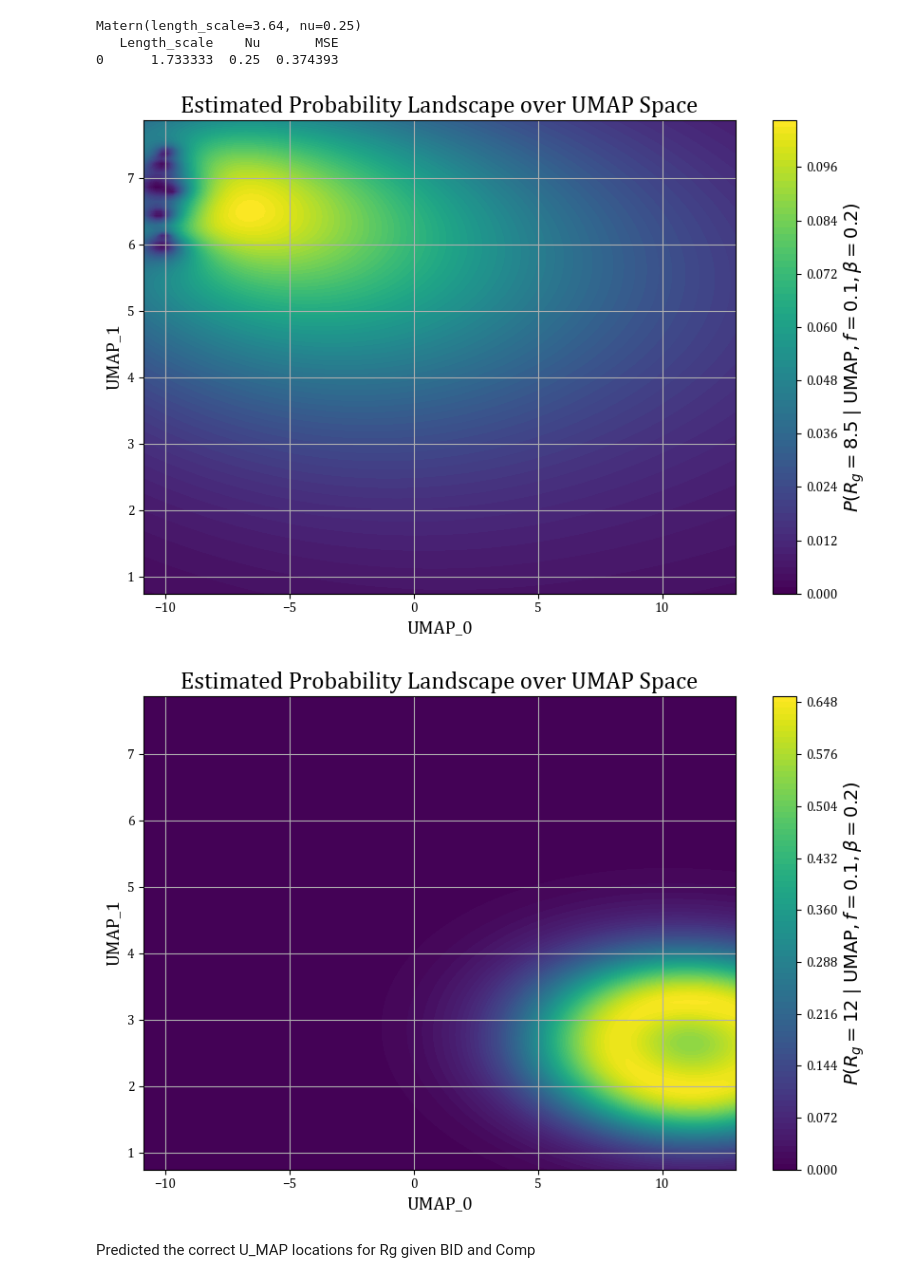
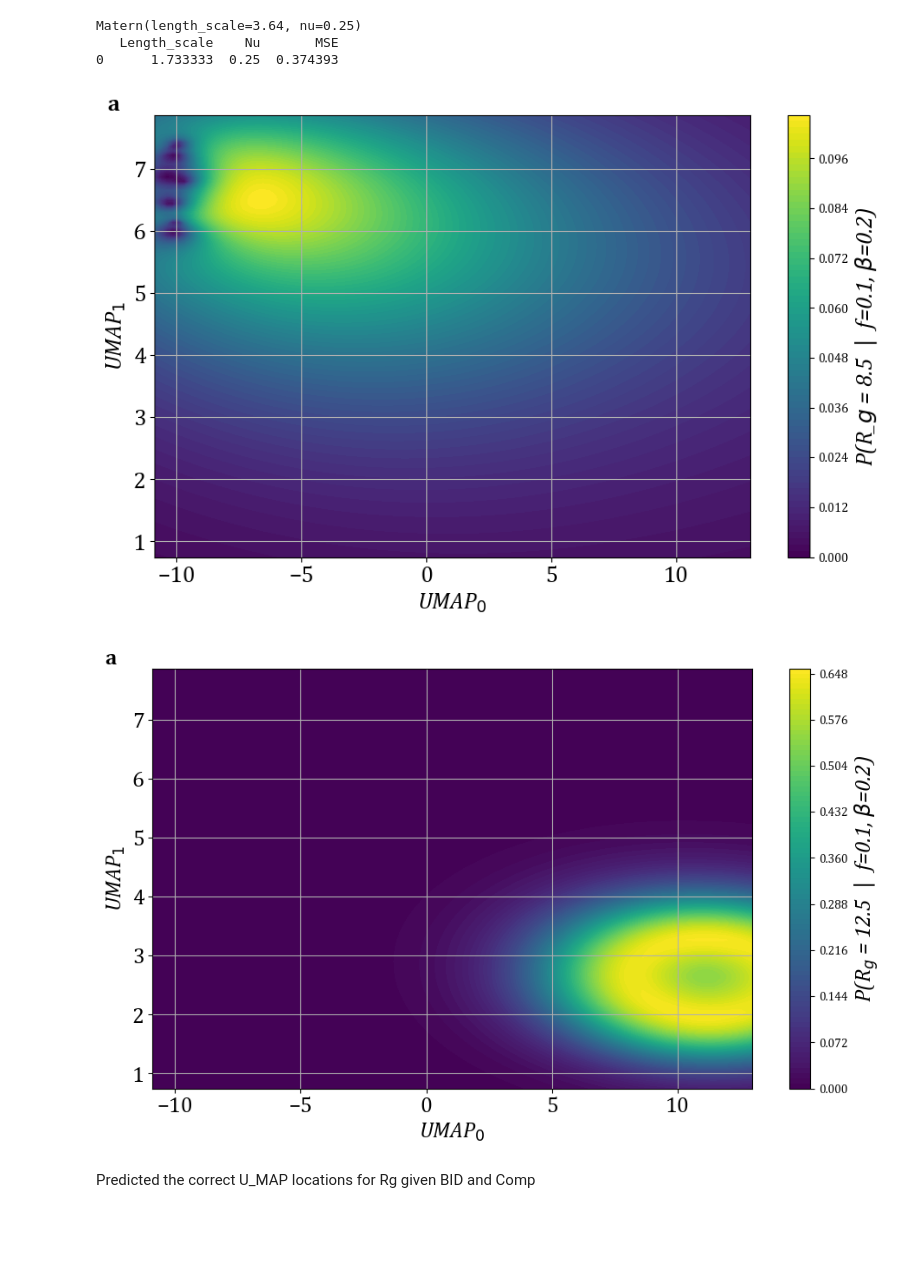
Before and after one commit to PhucMTran/COS-513-Project, a Jupyter notebook: Results.ipynb, the cells around one changed output. Drawn from its saved outputs; the diff is of its cells as text; code cells hidden in the pictures; blank space fills up the shorter version.

```diff
--- a/Results.ipynb
+++ b/Results.ipynb
@@ -360,39 +360,40 @@ U1_flat = U1.ravel()
 # Fixed Comp and BID
 comp = 0.8
 bid = 0.2
 
 # Input matrix: shape (n_points, 4)
 X_grid = np.column_stack([np.full_like(U0_flat, comp),
                           np.full_like(U0_flat, bid),
                           U0_flat,
                           U1_flat])
 
 # Scale features
 X_grid_scaled = scaler.transform(X_grid)
 
 # Predict using trained model
 rg_pred, rg_std = gpr_rg.predict(X_grid_scaled, return_std=True)
 
 # Compute probability density for Rg = 8
 p_rg10 = norm.pdf(8.5, loc=rg_pred, scale=rg_std)
 
 # Reshape back to grid
 P_grid = p_rg10.reshape(U0.shape)
 
 # ---------- Plot ----------
-plt.figure(figsize=(8.5, 6))
+plt.figure(figsize=(9, 6))
 contour = plt.contourf(U0, U1, P_grid, levels=100, cmap='viridis')
 cbar = plt.colorbar(contour)
-cbar.set_label(r"$P(R_g = 8.5 \mid \mathrm{UMAP}, f=0.1, \beta=0.2)$", fontsize=14)
+cbar.set_label(r"P(R_$g$ = 8.5 $\mid$ f=0.1, $\beta$=0.2)", fontsize=18, fontproperties = cambria_italic)
 
-plt.xlabel("UMAP_0", fontsize=14)
-plt.ylabel("UMAP_1", fontsize=14)
-plt.title("Estimated Probability Landscape over UMAP Space", fontsize=18)
+plt.xlabel(r"UMAP$_0$", fontsize=18, fontproperties = cambria_italic)
+plt.ylabel(r"UMAP$_1$", fontsize=18, fontproperties = cambria_italic)
+plt.tick_params(axis='both', which='major', labelsize=18)
+plt.text(-0.08, 1.01, 'a', transform=plt.gca().transAxes, fontproperties=cambria_bold, fontsize=18)
 plt.grid(True)
 plt.tight_layout()
 plt.show()
 # %% [output]
-[figure, old version]
+[figure, new version]
 # %%
 from scipy.stats import norm
 
@@ -428,19 +429,20 @@ p_rg10 = norm.pdf(12.5, loc=rg_pred, scale=rg_std)
 P_grid = p_rg10.reshape(U0.shape)
 
 # ---------- Plot ----------
-plt.figure(figsize=(8.5, 6))
+plt.figure(figsize=(9.5, 6))
 contour = plt.contourf(U0, U1, P_grid, levels=100, cmap='viridis')
 cbar = plt.colorbar(contour)
-cbar.set_label(r"$P(R_g = 12 \mid \mathrm{UMAP}, f=0.1, \beta=0.2)$", fontsize=14)
+cbar.set_label(r"P(R$_g$ = 12.5 $\mid$ f=0.1, $\beta$=0.2)", fontsize=18, fontproperties = cambria_italic)
 
-plt.xlabel("UMAP_0", fontsize=14)
-plt.ylabel("UMAP_1", fontsize=14)
-plt.title("Estimated Probability Landscape over UMAP Space", fontsize=18)
+plt.xlabel(r"UMAP$_0$", fontsize=18, fontproperties = cambria_italic)
+plt.ylabel(r"UMAP$_1$", fontsize=18, fontproperties = cambria_italic)
+plt.tick_params(axis='both', which='major', labelsize=18)
+plt.text(-0.08, 1.01, 'a', transform=plt.gca().transAxes, fontproperties=cambria_bold, fontsize=18)
 plt.grid(True)
 plt.tight_layout()
 plt.show()
 # %% [output]
-[figure, old version]
+[figure, new version]
 # %% [markdown]
 Predicted the correct U_MAP locations for Rg given BID and Comp
 # %%
```
Also changed, not shown: parts of 5 cells of this notebook, 2 other files.
